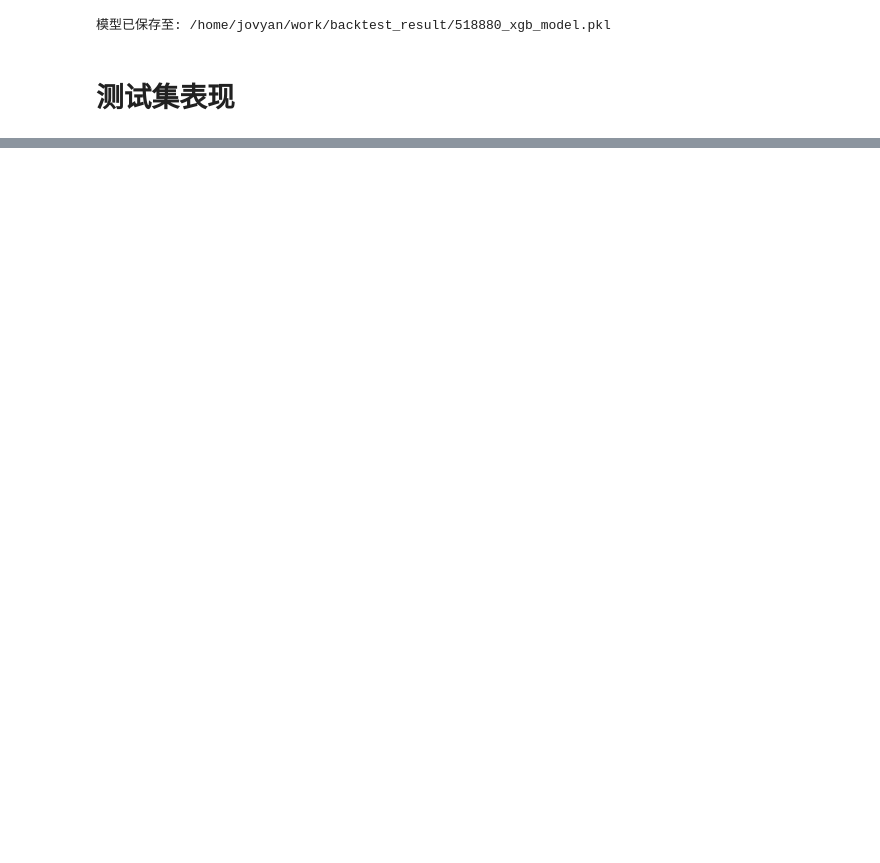
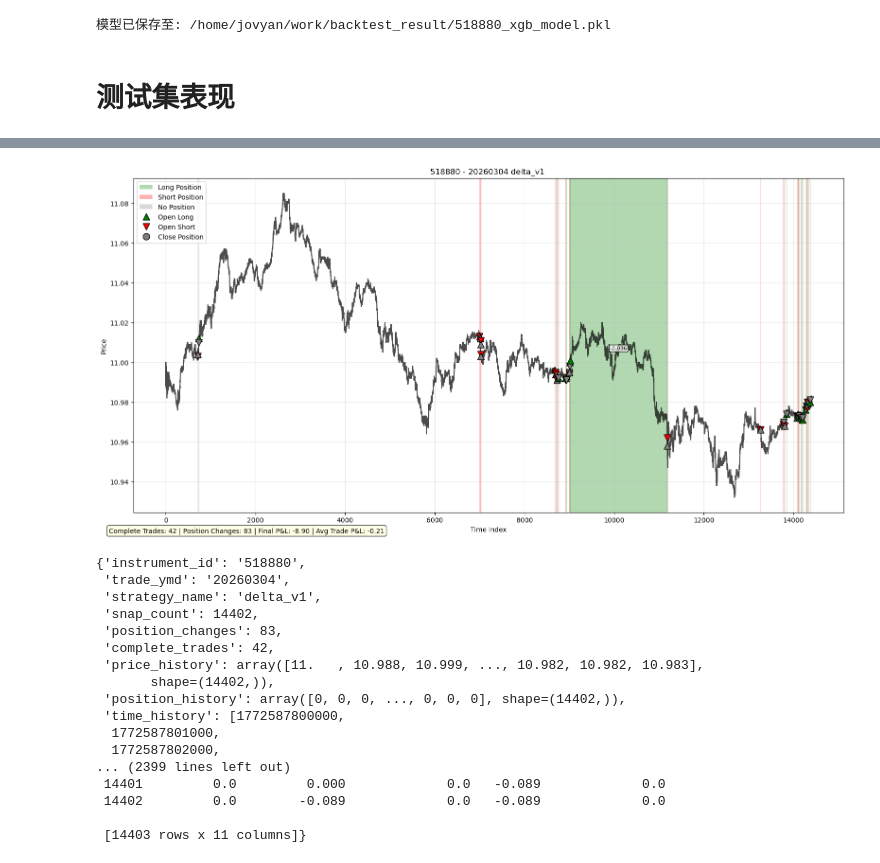
Before and after one commit to artinsophia/Quant-Intern-2026, a Jupyter notebook: two_models/delta.ipynb, the cells around one changed output, grey strips where cells are left out. Cells and saved outputs as stored; diff of their text form; code cells hidden in the pictures; blank space fills up the shorter version.

```diff
--- a/two_models/delta.ipynb
+++ b/two_models/delta.ipynb
@@ -39,18 +39,19 @@ import numpy as np
 from typing import List, Dict, Any, Optional
 
 class FeatureExtractor:
-    def __init__(self, snap_slice: List[Dict[str, Any]]):
+    def __init__(self, snap_slice: List[Dict[str, Any]], short_window: int = 60):
         if not snap_slice:
             raise ValueError("snap_slice cannot be empty")
         self.snap_slice = list(snap_slice)
         self.last = snap_slice[-1]
         self.bid_book = self.last.get('bid_book', [])
         self.ask_book = self.last.get('ask_book', [])
+        self.short_window = short_window
 
         self.bid_volume = sum(vol for row in self.snap_slice for _, vol in row['buy_trade'])
         self.ask_volume = sum(vol for row in self.snap_slice for _, vol in row['sell_trade'])
-        self.bid_volume_60 = sum(vol for row in self.snap_slice[-60:] for _, vol in row['buy_trade'])
-        self.ask_volume_60 = sum(vol for row in self.snap_slice[-60:] for _, vol in row['sell_trade'])
+        self.bid_volume_short = sum(vol for row in self.snap_slice[-self.short_window:] for _, vol in row['buy_trade'])
+        self.ask_volume_short = sum(vol for row in self.snap_slice[-self.short_window:] for _, vol in row['sell_trade'])
 
     @staticmethod
     def _safe_get_level(book: List[tuple], idx: int = 0) -> tuple:
@@ -101,20 +102,22 @@ class FeatureExtractor:
 
     @property
     def alpha_01(self) -> float:
-        return self.bid_volume_60 / self.bid_volume if self.bid_volume > 0 else 0.0
+        return self.bid_volume_short / self.bid_volume if self.bid_volume > 0 else 0.0
 
     @property
     def alpha_02(self) -> float:
-        return self.ask_volume_60 / self.ask_volume if self.ask_volume > 0 else 0.0
+        return self.ask_volume_short / self.ask_volume if self.ask_volume > 0 else 0.0
 
     @property
     def alpha_03(self) ->float:
-        return (self.bid_volume_60 - self.ask_volume_60) / (self.bid_volume + self.ask_volume) if (self.bid_volume + self.ask_volume) > 0 else 0.0
+        return (self.bid_volume_short - self.ask_volume_short) / (self.bid_volume + self.ask_volume) if (self.bid_volume + self.ask_volume) > 0 else 0.0
 
     @property
     def alpha_04(self) -> float:
-        num = self.snap_slice[-60]['num_trades'] - self.snap_slice[-1]['num_trades']
-        return num / 60 if num > 0 else 0.0
+        if len(self.snap_slice) < self.short_window:
+            return 0.0
+        num = self.snap_slice[-1]['num_trades'] - self.snap_slice[-self.short_window]['num_trades']
+        return num / self.short_window if num > 0 else 0.0
 
 
     def extract_all(self) -> Dict[str, Any]:
@@ -132,8 +135,8 @@ class FeatureExtractor:
             'alpha_04': self.alpha_04
         }
 
-def create_feature(snap_slice: List[Dict[str, Any]]) -> Dict[str, Any]:
-    return FeatureExtractor(snap_slice).extract_all()
+def create_feature(snap_slice: List[Dict[str, Any]], short_window: int = 60) -> Dict[str, Any]:
+    return FeatureExtractor(snap_slice, short_window).extract_all()
 # %%
 def latest_zscore(samples):
     if len(samples) == 0:
@@ -184,9 +187,8 @@ class TrainValidTest():
             flag, category = self.trigger(i)
             if not flag:
                 continue
-            # 提取特征（返回字典）
-            x_dict = self.create_feature(self.snap_list[i - self.x_window:i])
-            # 直接从字典获取 volatility，避免 .iloc
+            x_dict = self.create_feature(self.snap_list[i - self.x_window:i], self.short_window)
+
             volatility = x_dict.get('volatility', 0.0)
             y_val = self.create_y(
                 self.snap_list[i:i + self.y_window],
@@ -205,12 +207,12 @@ class TrainValidTest():
     def trigger(self, time):
         std_delta = latest_zscore(self.delta[time - self.short_window:time])
 
-        if std_delta > 2:
+        if std_delta > self.open_threshold:
             return True, 1
-        elif std_delta < -2:
+        elif std_delta < -self.open_threshold:
             return True, -1
         else:
-            return False, 0
+            return False , 0
 
 def samples_from_dates(dates, instrument_id, param_dict, create_feature, create_y):
     X_all_list = []
@@ -246,7 +248,7 @@ def create_y(snap_slice, volatility, k_up, k_down,category):
 
     start = snap_slice[0]['price_last']
     if start is None or start == 0 or pd.isna(start):
-        return pd.Series([0])
+        return 0
 
     up = start * (1 + volatility * k_up)
     down = start * (1 - volatility * k_down)
@@ -682,0 +715,23 @@ plot_price_analysis(snap_list)
+# %%
+from single_day_backtest import single_day_backtest
+
+single_day_backtest(instrument_id , "20260304",strategy,param_dict)
+# %% [output]
+[figure, added]
+{'instrument_id': '518880',
+ 'trade_ymd': '20260304',
+ 'strategy_name': 'delta_v1',
+ 'snap_count': 14402,
+ 'position_changes': 83,
+ 'complete_trades': 42,
+ 'price_history': array([11.   , 10.988, 10.999, ..., 10.982, 10.982, 10.983],
+       shape=(14402,)),
+ 'position_history': array([0, 0, 0, ..., 0, 0, 0], shape=(14402,)),
+ 'time_history': [1772587800000,
+  1772587801000,
+  1772587802000,
+... (2399 lines left out)
+ 14401         0.0         0.000             0.0   -0.089             0.0
+ 14402         0.0        -0.089             0.0   -0.089             0.0
+
+ [14403 rows x 11 columns]}
```
Also changed, not shown: parts of 14 cells of this notebook.
